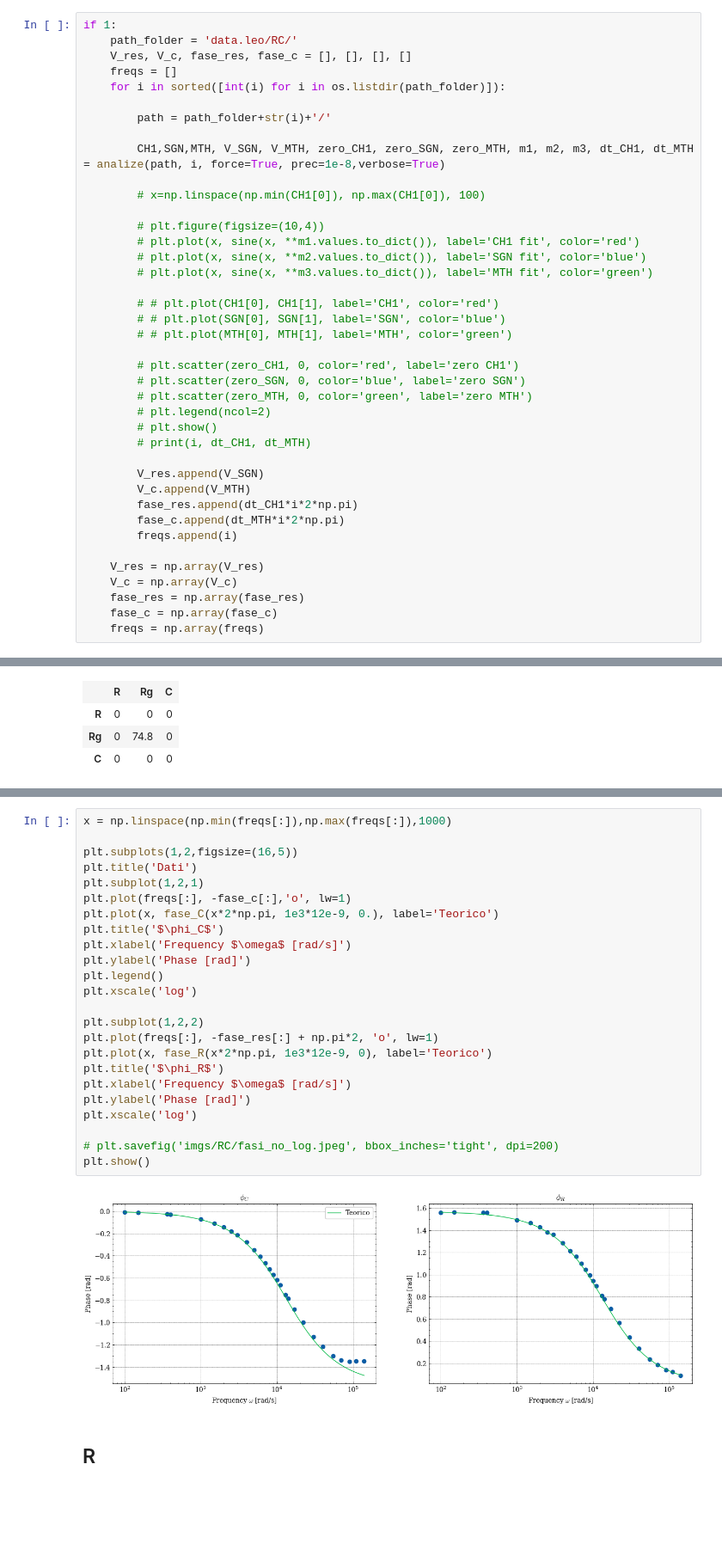
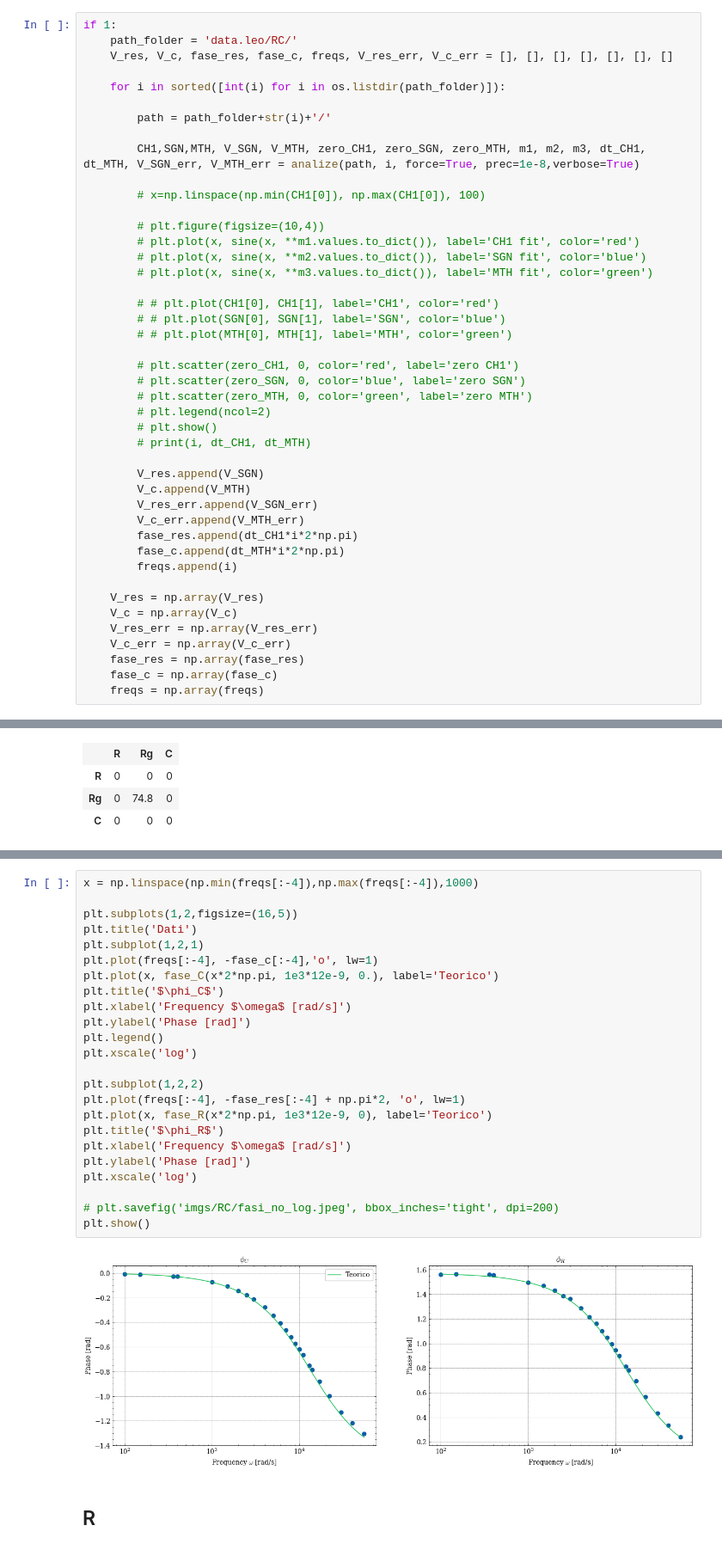
Before and after one commit to Yedi278/Lab2, a Jupyter notebook: Circuiti_3/RC.ipynb, the cells around one changed output, grey strips where cells are left out. Shown at 86% size. Saved outputs shown, nothing was run; the diff lists cells and outputs as text; blank space fills up the shorter version.

```diff
--- a/Circuiti_3/RC.ipynb
+++ b/Circuiti_3/RC.ipynb
@@ -45,13 +46,13 @@ def fase_C_na(w, R, Rg, C, a):
 # %%
 if 1:
     path_folder = 'data.leo/RC/'
-    V_res, V_c, fase_res, fase_c = [], [], [], []
-    freqs = []
+    V_res, V_c, fase_res, fase_c, freqs, V_res_err, V_c_err = [], [], [], [], [], [], []
+
     for i in sorted([int(i) for i in os.listdir(path_folder)]):
 
         path = path_folder+str(i)+'/'
 
-        CH1,SGN,MTH, V_SGN, V_MTH, zero_CH1, zero_SGN, zero_MTH, m1, m2, m3, dt_CH1, dt_MTH = analize(path, i, force=True, prec=1e-8,verbose=True)
+        CH1,SGN,MTH, V_SGN, V_MTH, zero_CH1, zero_SGN, zero_MTH, m1, m2, m3, dt_CH1, dt_MTH, V_SGN_err, V_MTH_err = analize(path, i, force=True, prec=1e-8,verbose=True)
 
         # x=np.linspace(np.min(CH1[0]), np.max(CH1[0]), 100)
 
@@ -73,12 +74,16 @@ if 1:
 
         V_res.append(V_SGN)
         V_c.append(V_MTH)
+        V_res_err.append(V_SGN_err)
+        V_c_err.append(V_MTH_err)
         fase_res.append(dt_CH1*i*2*np.pi)
         fase_c.append(dt_MTH*i*2*np.pi)
         freqs.append(i)
 
     V_res = np.array(V_res)
     V_c = np.array(V_c)
+    V_res_err = np.array(V_res_err)
+    V_c_err = np.array(V_c_err)
     fase_res = np.array(fase_res)
     fase_c = np.array(fase_c)
     freqs = np.array(freqs)
@@ -214,29 +179,29 @@ m.minos()
 # %%
-x = np.linspace(np.min(freqs[:]),np.max(freqs[:]),1000)
+x = np.linspace(np.min(freqs[:-4]),np.max(freqs[:-4]),1000)
 
 plt.subplots(1,2,figsize=(16,5))
 plt.title('Dati')
 plt.subplot(1,2,1)
-plt.plot(freqs[:], -fase_c[:],'o', lw=1)
+plt.plot(freqs[:-4], -fase_c[:-4],'o', lw=1)
 plt.plot(x, fase_C(x*2*np.pi, 1e3*12e-9, 0.), label='Teorico')
 plt.title('$\phi_C$')
 plt.xlabel('Frequency $\omega$ [rad/s]')
 plt.ylabel('Phase [rad]')
 plt.legend()
 plt.xscale('log')
 
 plt.subplot(1,2,2)
-plt.plot(freqs[:], -fase_res[:] + np.pi*2, 'o', lw=1)
+plt.plot(freqs[:-4], -fase_res[:-4] + np.pi*2, 'o', lw=1)
 plt.plot(x, fase_R(x*2*np.pi, 1e3*12e-9, 0), label='Teorico')
 plt.title('$\phi_R$')
 plt.xlabel('Frequency $\omega$ [rad/s]')
 plt.ylabel('Phase [rad]')
 plt.xscale('log')
 
 # plt.savefig('imgs/RC/fasi_no_log.jpeg', bbox_inches='tight', dpi=200)
 plt.show()
 # %% [output]
-[figure, old version]
+[figure, new version]
 # %% [markdown]
 ## R
 # %%
```
Also changed, not shown: parts of 12 cells of this notebook, 1 other file.
